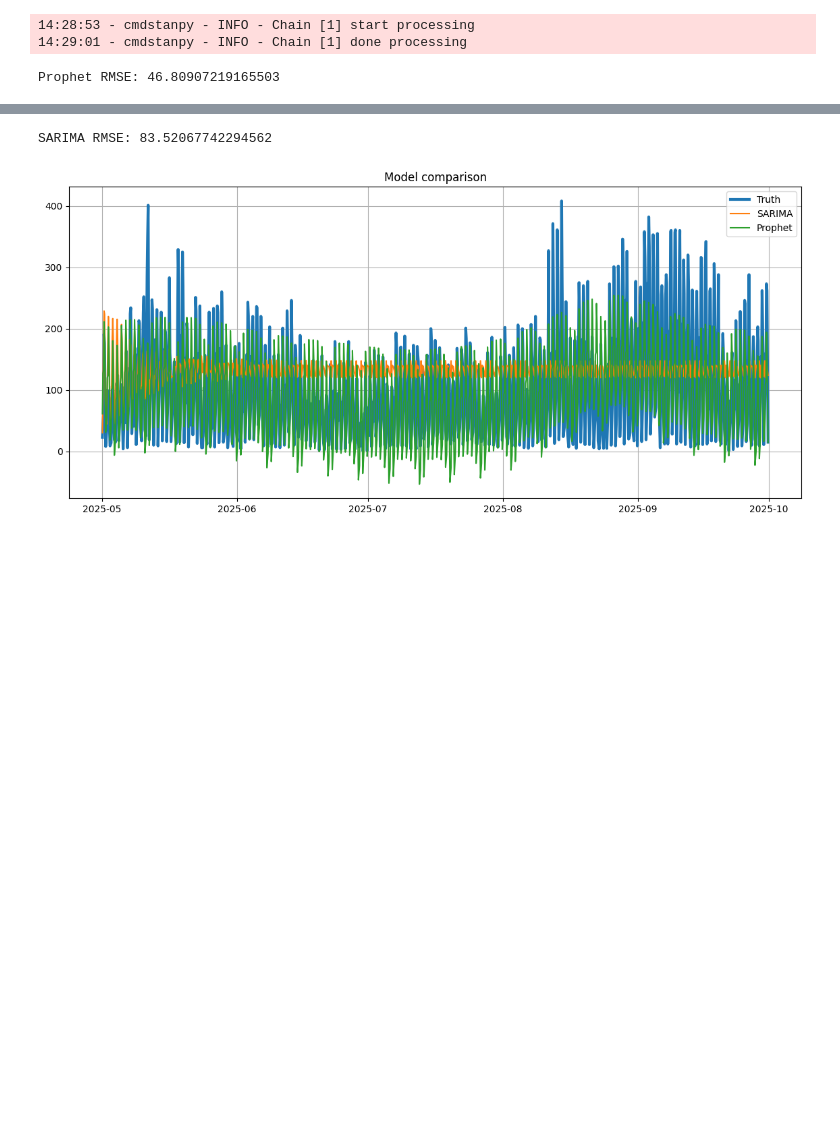
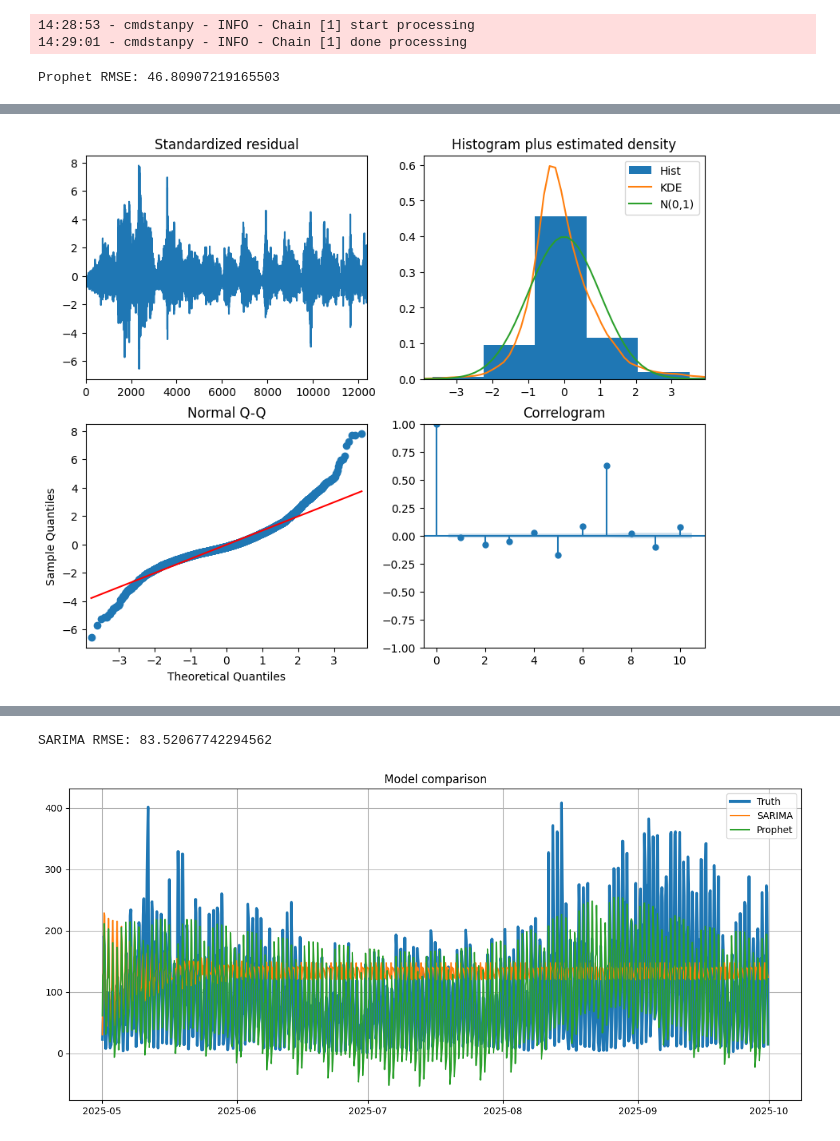
Before and after one commit to jensmorten/sykkelprofet, a Jupyter notebook: konkurranse/battle.ipynb, the cells around one changed output, grey strips where cells are left out. Drawn from its saved outputs; the diff is of its cells as text; code cells hidden in the pictures; blank space fills up the shorter version.

```diff
--- a/konkurranse/battle.ipynb
+++ b/konkurranse/battle.ipynb
@@ -103,3 +103,8 @@ Performing stepwise search to minimize aic
+# %%
+model.plot_diagnostics(figsize=(10, 8))
+plt.show()
+# %% [output]
+[figure, added]
 # %%
 auto_forecast=auto_model.forecast(steps=len(test))
 rmse_auto = rmse(test_truth["y"].values, auto_forecast)
```
Also changed, not shown: parts of 2 cells of this notebook, 1 other file.
